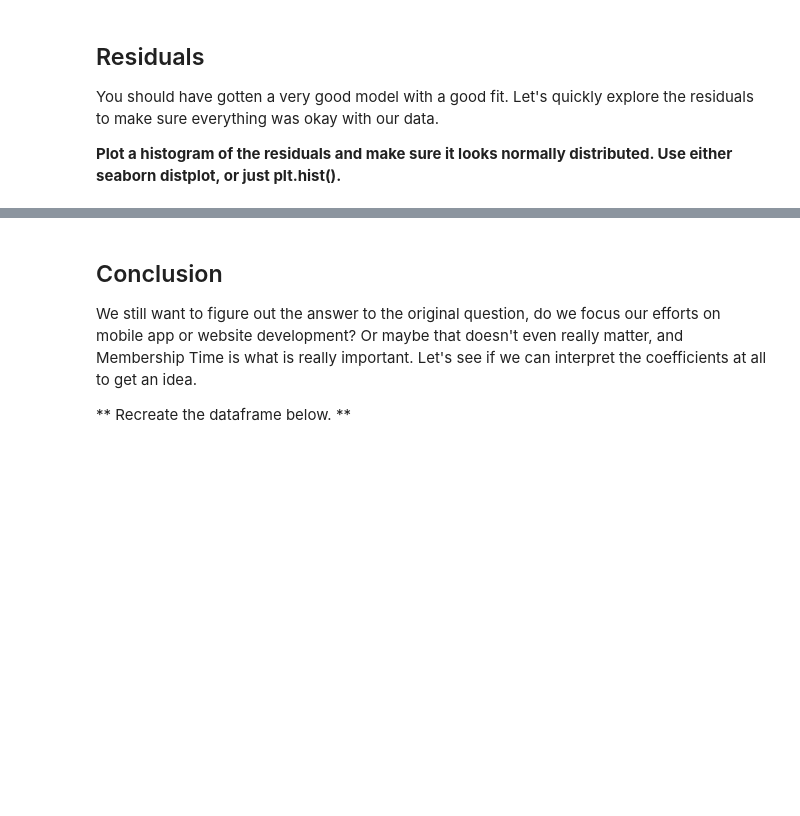
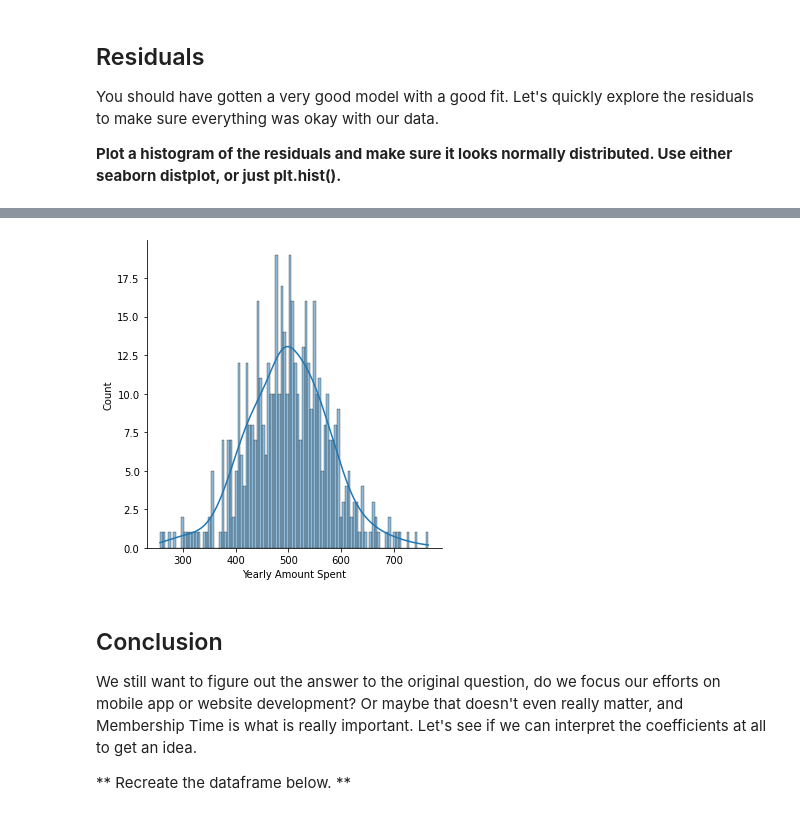
Before and after one commit to makhijakabir/assignments-ml, a Jupyter notebook: Assignment_01_Linear_Regression_Project.ipynb, the cells around one changed output, grey strips where cells are left out. Drawn from its saved outputs; the diff is of its cells as text; code cells hidden in the pictures; blank space fills up the shorter version.

```diff
--- a/Assignment_01_Linear_Regression_Project.ipynb
+++ b/Assignment_01_Linear_Regression_Project.ipynb
@@ -377,3 +380,8 @@ You should have gotten a very good model with a good fit. Let's quickly explore
+# %%
+sns.displot(customers['Yearly Amount Spent'],bins=100,kde = True)
+plt.show()
+# %% [output]
+[figure, added]
 # %% [markdown]
 ## Conclusion
 We still want to figure out the answer to the original question, do we focus our efforts on mobile app or website development? Or maybe that doesn't even really matter, and Membership Time is what is really important.  Let's see if we can interpret the coefficients at all to get an idea.
```
Also changed, not shown: parts of 17 cells of this notebook.
